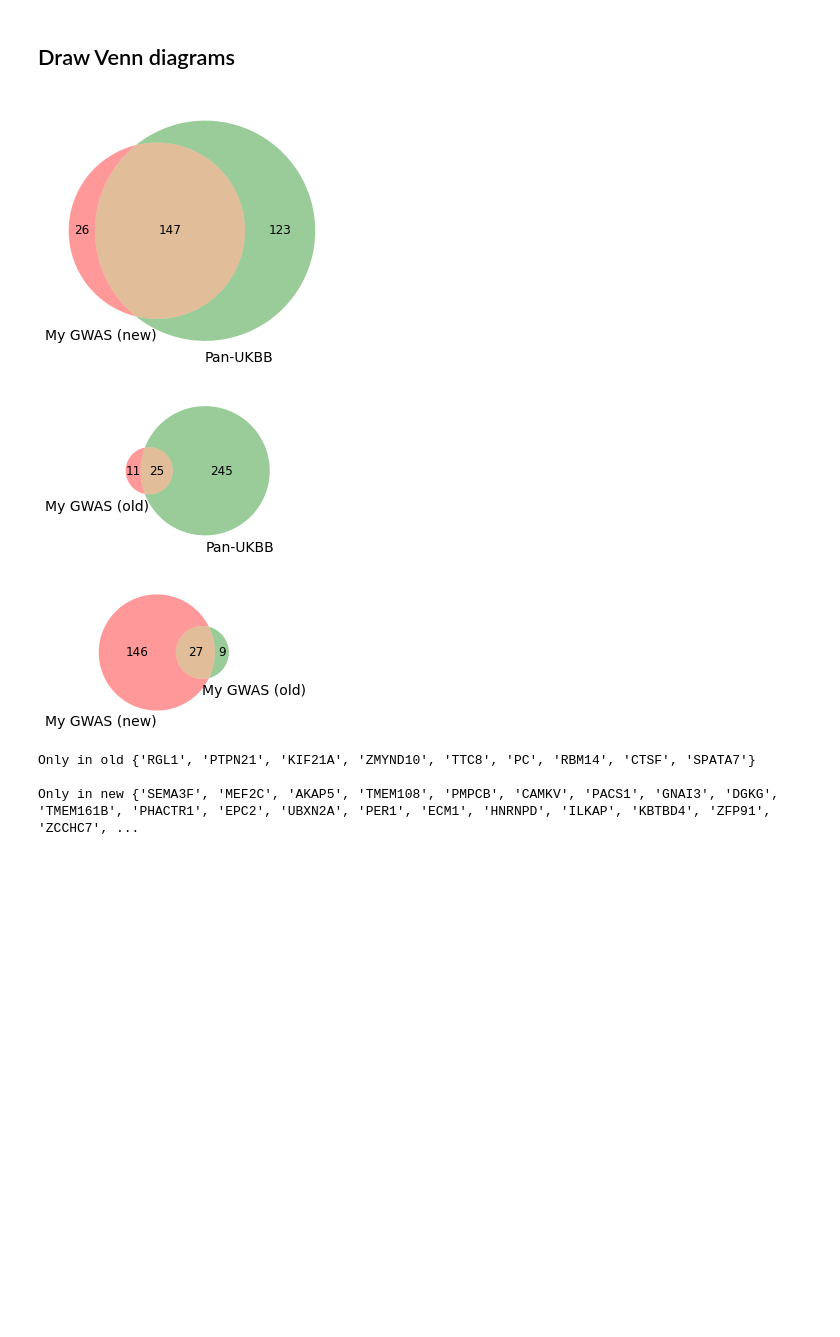
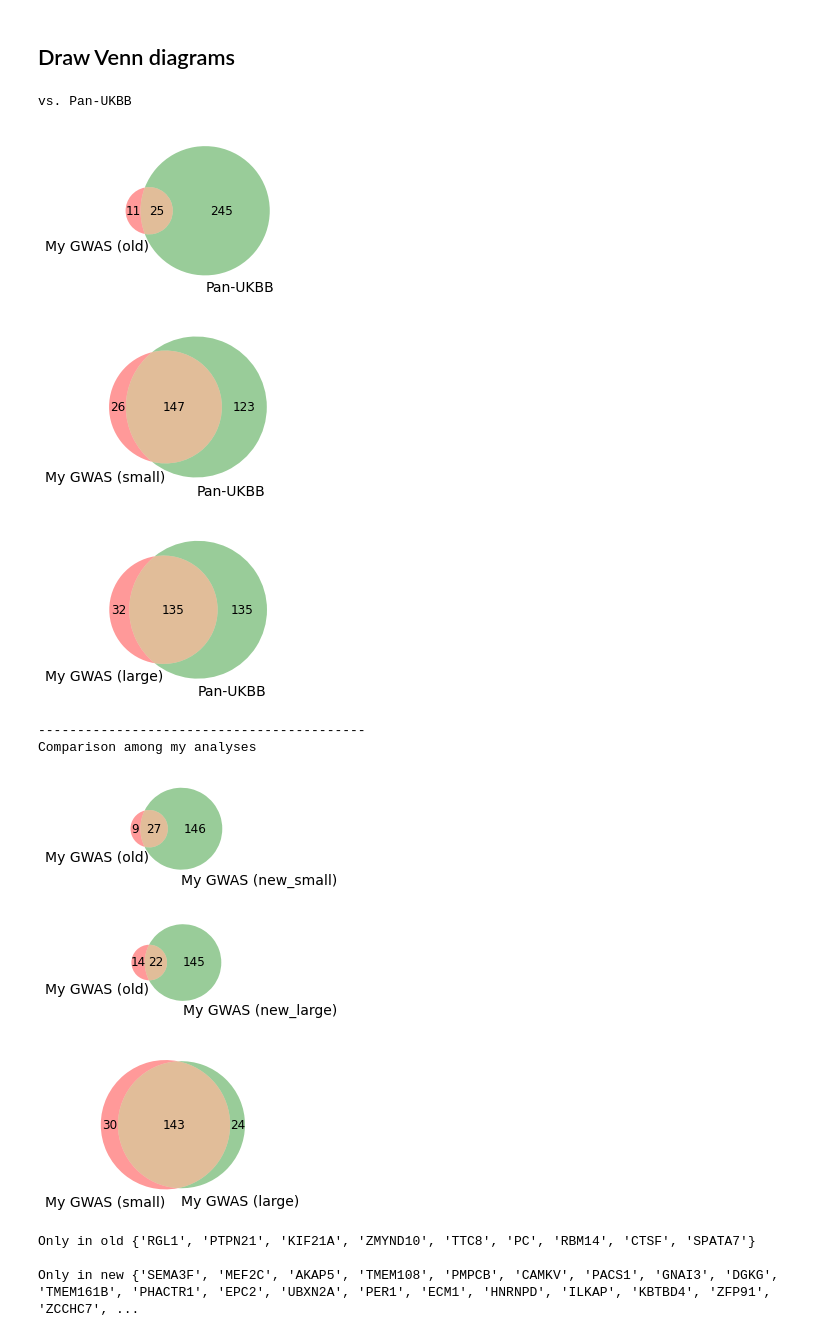
Before and after one commit to shtainze/ukbb, a Jupyter notebook: code/analysis/specific/20230605_01_05_sleep_GWAS_comparison.ipynb, the cells around one changed output. Drawn from its saved outputs; the diff is of its cells as text; code cells hidden in the pictures; blank space fills up the shorter version.

```diff
--- a/code/analysis/specific/20230605_01_05_sleep_GWAS_comparison.ipynb
+++ b/code/analysis/specific/20230605_01_05_sleep_GWAS_comparison.ipynb
@@ -555,9 +590,9 @@ All = 17995 genes, positive = 0 genes
 # %% [markdown]
 ## List up the genes
 # %%
-print("My GWAS (new)")
-set_genes_all_mygwas, set_genes_positive_mygwas = \
-func_list_genes(FILE_ANNOTATED_MYGWAS_NEW_FOURWAY)
+print("Pan-UKBB")
+set_genes_all_panukbb, set_genes_positive_panukbb = \
+func_list_genes(FILE_MAGMA_PANUKBB_CHRONOTYPE, col_gene="NAME")
 print()
 
 print("My GWAS (old)")
@@ -565,8 +600,12 @@ set_genes_all_mygwas_old, set_genes_positive_mygwas_old = \
 func_list_genes(FILE_ANNOTATED_MYGWAS_OLD_9M)
 print()
 
-print("Pan-UKBB")
+print("My GWAS (new_small)")
+set_genes_all_mygwas, set_genes_positive_mygwas = \
+func_list_genes(FILE_ANNOTATED_MYGWAS_NEW_FOURWAY)
+print()
 
-set_genes_all_panukbb, set_genes_positive_panukbb = \
-func_list_genes(FILE_MAGMA_PANUKBB_CHRONOTYPE, col_gene="NAME")
+print("My GWAS (new_large)")
+set_genes_all_mygwas_large, set_genes_positive_mygwas_large = \
+func_list_genes(FILE_ANNOTATED_MYGWAS_NEW_LARGE)
 # %% [output]
@@ -581,13 +623,32 @@ All = 19427 genes, positive = 270 genes
 # %% [markdown]
 ## Draw Venn diagrams
 # %%
-func_venn2(set_genes_positive_mygwas, set_genes_positive_panukbb, ["My GWAS (new)", "Pan-UKBB"])
-func_venn2(set_genes_positive_mygwas_old, set_genes_positive_panukbb, ["My GWAS (old)", "Pan-UKBB"])
-func_venn2(set_genes_positive_mygwas, set_genes_positive_mygwas_old, ["My GWAS (new)", "My GWAS (old)"])
+print("vs. Pan-UKBB")
+func_venn2(set_genes_positive_mygwas_old, set_genes_positive_panukbb,
+           ["My GWAS (old)", "Pan-UKBB"])
+func_venn2(set_genes_positive_mygwas, set_genes_positive_panukbb,
+           ["My GWAS (small)", "Pan-UKBB"])
+func_venn2(set_genes_positive_mygwas_large, set_genes_positive_panukbb,
+           ["My GWAS (large)", "Pan-UKBB"])
+
+print("------------------------------------------")
+print("Comparison among my analyses")
+func_venn2(set_genes_positive_mygwas_old, set_genes_positive_mygwas,
+           ["My GWAS (old)", "My GWAS (new_small)"])
+func_venn2(set_genes_positive_mygwas_old, set_genes_positive_mygwas_large,
+           ["My GWAS (old)", "My GWAS (new_large)"])
+func_venn2(set_genes_positive_mygwas, set_genes_positive_mygwas_large,
+           ["My GWAS (small)", "My GWAS (large)"])
 # %% [output]
+vs. Pan-UKBB
-[figure, old version]
+[figure, new version]
-[figure, old version]
+[figure, new version]
-[figure, old version]
+[figure, new version]
+------------------------------------------
+Comparison among my analyses
+[figure, added]
+[figure, added]
+[figure, added]
 # %%
 print("Only in old", set_genes_positive_mygwas_old - set_genes_positive_mygwas)
 print()
```
Also changed, not shown: parts of 19 cells of this notebook, 15 other files.
